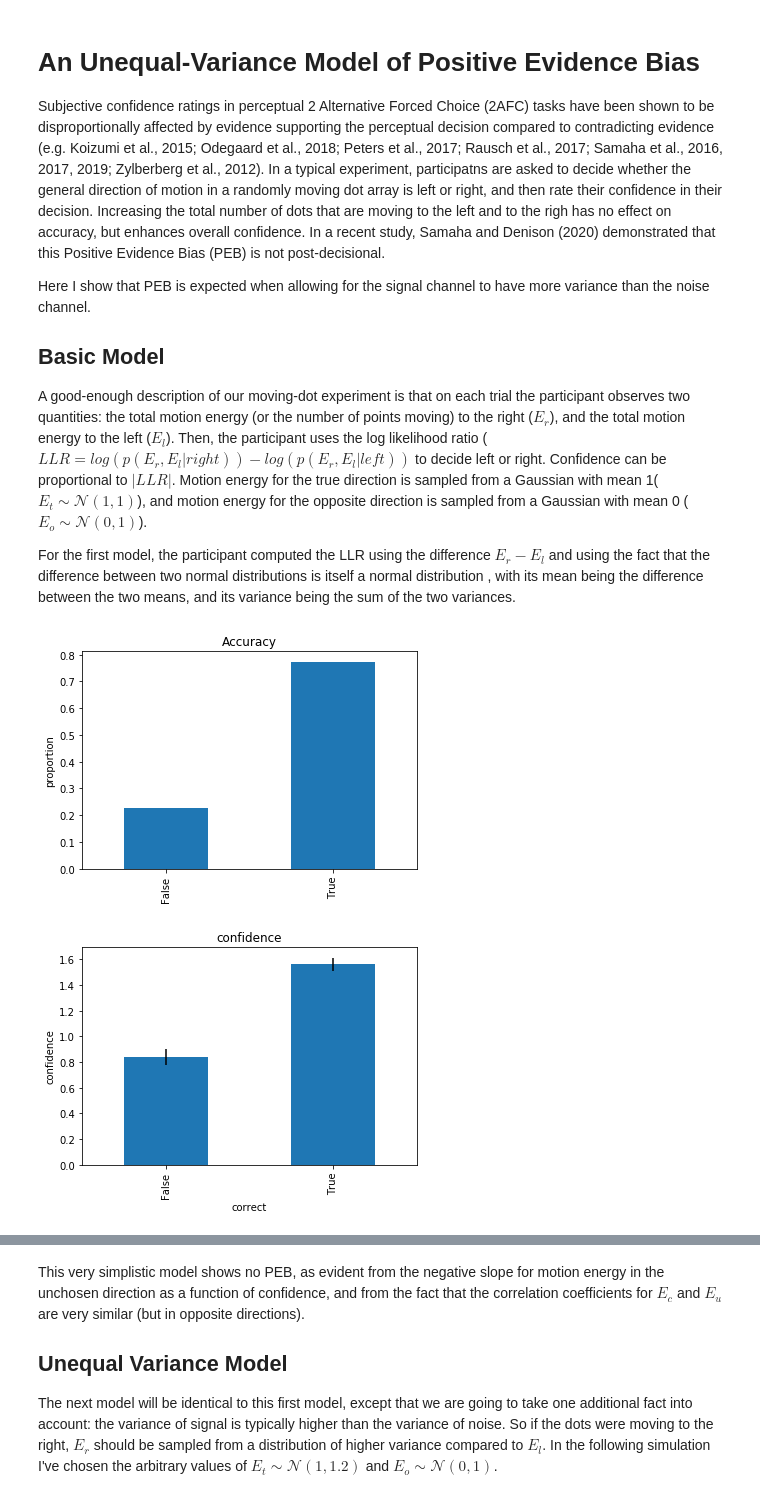
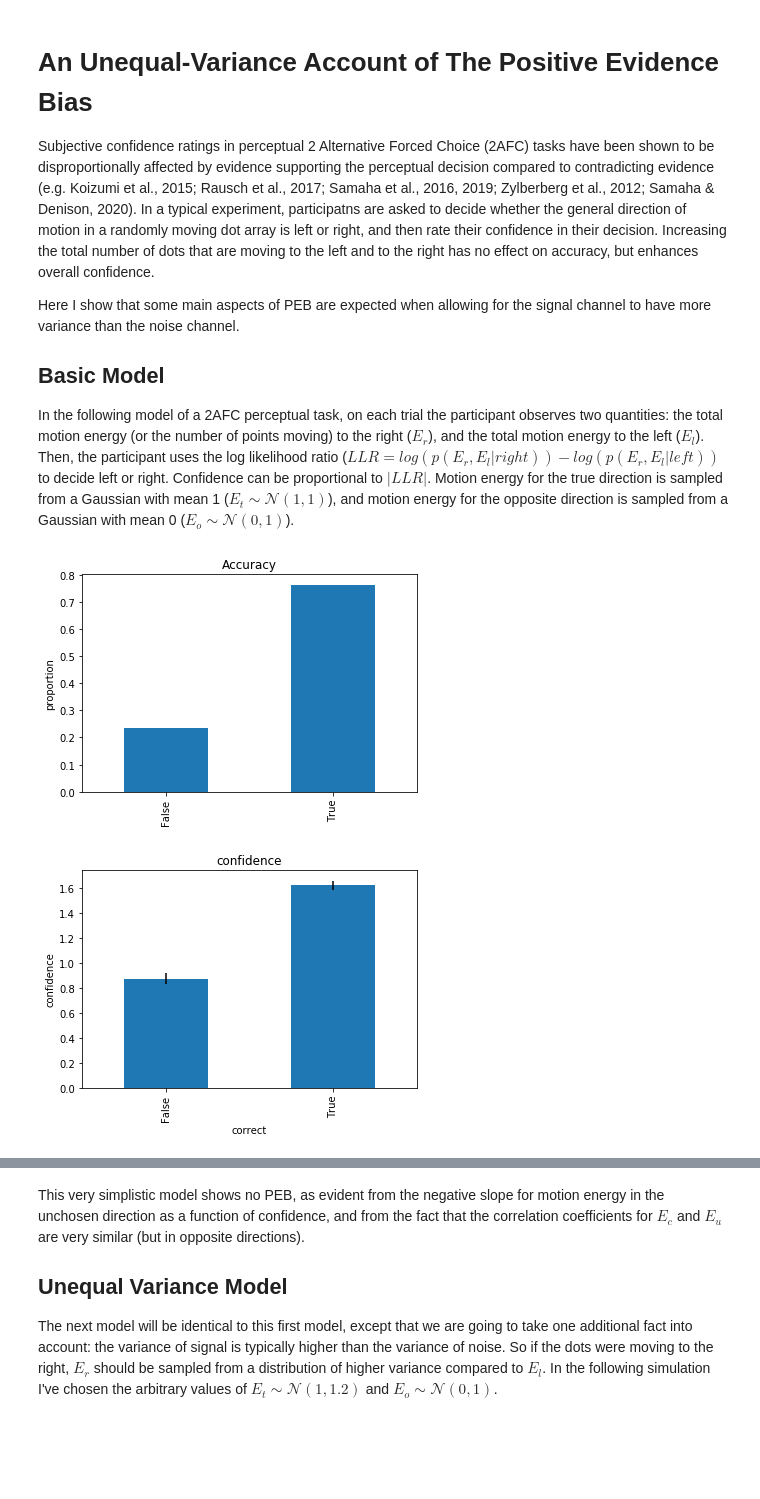
Before and after one commit to matanmazor/PEB, a Jupyter notebook: PEB.ipynb, the cells around one changed output, grey strips where cells are left out. Cells and saved outputs as stored; diff of their text form; code cells hidden in the pictures; blank space fills up the shorter version.

```diff
--- a/PEB.ipynb
+++ b/PEB.ipynb
@@ -1,15 +1,13 @@
 # %% [markdown]
-# An Unequal-Variance Model of Positive Evidence Bias
+# An Unequal-Variance Account of The Positive Evidence Bias
 
-Subjective confidence ratings in perceptual 2 Alternative Forced Choice (2AFC) tasks have been shown to be disproportionally affected by evidence supporting the perceptual decision compared to contradicting evidence (e.g. Koizumi et al., 2015; Odegaard et al., 2018; Peters et al., 2017; Rausch et al., 2017; Samaha et al., 2016, 2017, 2019; Zylberberg et al., 2012). In a typical experiment, participatns are asked to decide whether the general direction of motion in a randomly moving dot array is left or right, and then rate their confidence in their decision. Increasing the total number of dots that are moving to the left and to the righ has no effect on accuracy, but enhances overall confidence. In a recent study, Samaha and Denison (2020) demonstrated that this Positive Evidence Bias (PEB) is not post-decisional.
+Subjective confidence ratings in perceptual 2 Alternative Forced Choice (2AFC) tasks have been shown to be disproportionally affected by evidence supporting the perceptual decision compared to contradicting evidence (e.g. Koizumi et al., 2015; Rausch et al., 2017; Samaha et al., 2016, 2019; Zylberberg et al., 2012; Samaha & Denison, 2020). In a typical experiment, participatns are asked to decide whether the general direction of motion in a randomly moving dot array is left or right, and then rate their confidence in their decision. Increasing the total number of dots that are moving to the left and to the right has no effect on accuracy, but enhances overall confidence.
 
-Here I show that PEB is expected when allowing for the signal channel to have more variance than the noise channel.
+Here I show that some main aspects of PEB are expected when allowing for the signal channel to have more variance than the noise channel.
 
 ## Basic Model
 
-A good-enough description of our moving-dot experiment is that on each trial the participant observes two quantities: the total motion energy (or the number of points moving) to the right ($E_r$), and the total motion energy to the left ($E_l$). Then, the participant uses the log likelihood ratio ($LLR = log(p(E_r,E_l|right))-log(p(E_r,E_l|left))$ to decide <span style="font-variant:small-caps;">left</span> or <span style="font-variant:small-caps;">right</span>. Confidence can be proportional to $|LLR|$. Motion energy for the true direction is sampled from a Gaussian with mean 1($E_t \sim \mathcal{N}(1,1)$), and motion energy for the opposite direction is sampled from a Gaussian with mean 0 ($E_o \sim \mathcal{N}(0,1)$).
-
-For the first model, the participant computed the LLR using the difference $E_r-E_l$ and using the fact that the difference between two normal distributions is itself a normal distribution , with its mean being the difference between the two means, and its variance being the sum of the two variances.
+In the following model of a 2AFC perceptual task, on each trial the participant observes two quantities: the total motion energy (or the number of points moving) to the right ($E_r$), and the total motion energy to the left ($E_l$). Then, the participant uses the log likelihood ratio ($LLR = log(p(E_r,E_l|right))-log(p(E_r,E_l|left))$ to decide <span style="font-variant:small-caps;">left</span> or <span style="font-variant:small-caps;">right</span>. Confidence can be proportional to $|LLR|$. Motion energy for the true direction is sampled from a Gaussian with mean 1 ($E_t \sim \mathcal{N}(1,1)$), and motion energy for the opposite direction is sampled from a Gaussian with mean 0 ($E_o \sim \mathcal{N}(0,1)$).
 # %%
 import pandas as pd
 import numpy as np
@@ -77,34 +75,34 @@ class Model:
 
     def plot(self):
         # plot accuracy
         self.df['correct'].value_counts(normalize=1,sort=0).plot(kind='bar',title='Accuracy')
         plt.ylabel('proportion')
         plt.show()
 
         # plot confidence as a function of accuracy
         self.df.groupby('correct').mean()['confidence'].plot(kind='bar',title='confidence',
                                                              yerr=self.df.groupby('correct').sem()['confidence'])
         plt.ylabel('confidence')
         plt.show()
 
     def plotPEB(self):
         ax1 = sns.regplot(x="confidence", y='E_c',data=self.df)
         sns.regplot(x="confidence", y='E_u',data=self.df,ax=ax1,color='red')
         ax1.set(ylabel="motion energy")
         ax1.legend(labels=['chosen', 'unchosen'])
 
         #get coefficients
         self.ols = sm.ols(formula="confidence ~ E_c + E_u", data=self.df).fit()
         self.corr_chosen = self.df.confidence.corr(self.df.E_c)
         self.corr_unchosen = self.df.confidence.corr(self.df.E_u)
 
         print("Correlation of confidence with chosen : % .2f, unchosen : % .2f" %\
           (self.corr_chosen,self.corr_unchosen))
 
 model01 = Model(mu=[0,1],sigma=[1,1])
-model01.runModel(num_trials = 500)
+model01.runModel(num_trials = 1000)
 model01.plot()
 # %% [output]
-[figure, old version]
+[figure, new version]
-[figure, old version]
+[figure, new version]
 # %% [markdown]
```
Also changed, not shown: parts of 7 cells of this notebook.
